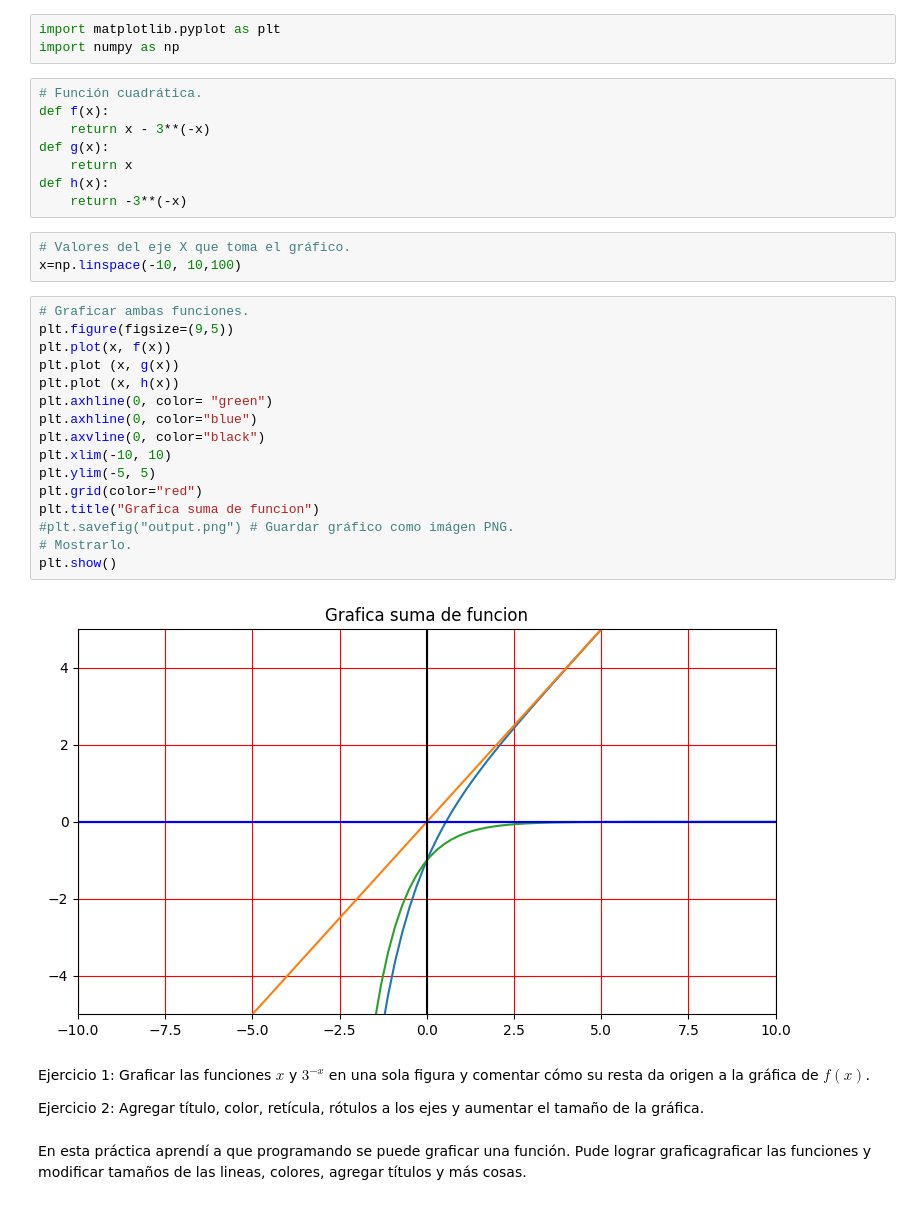
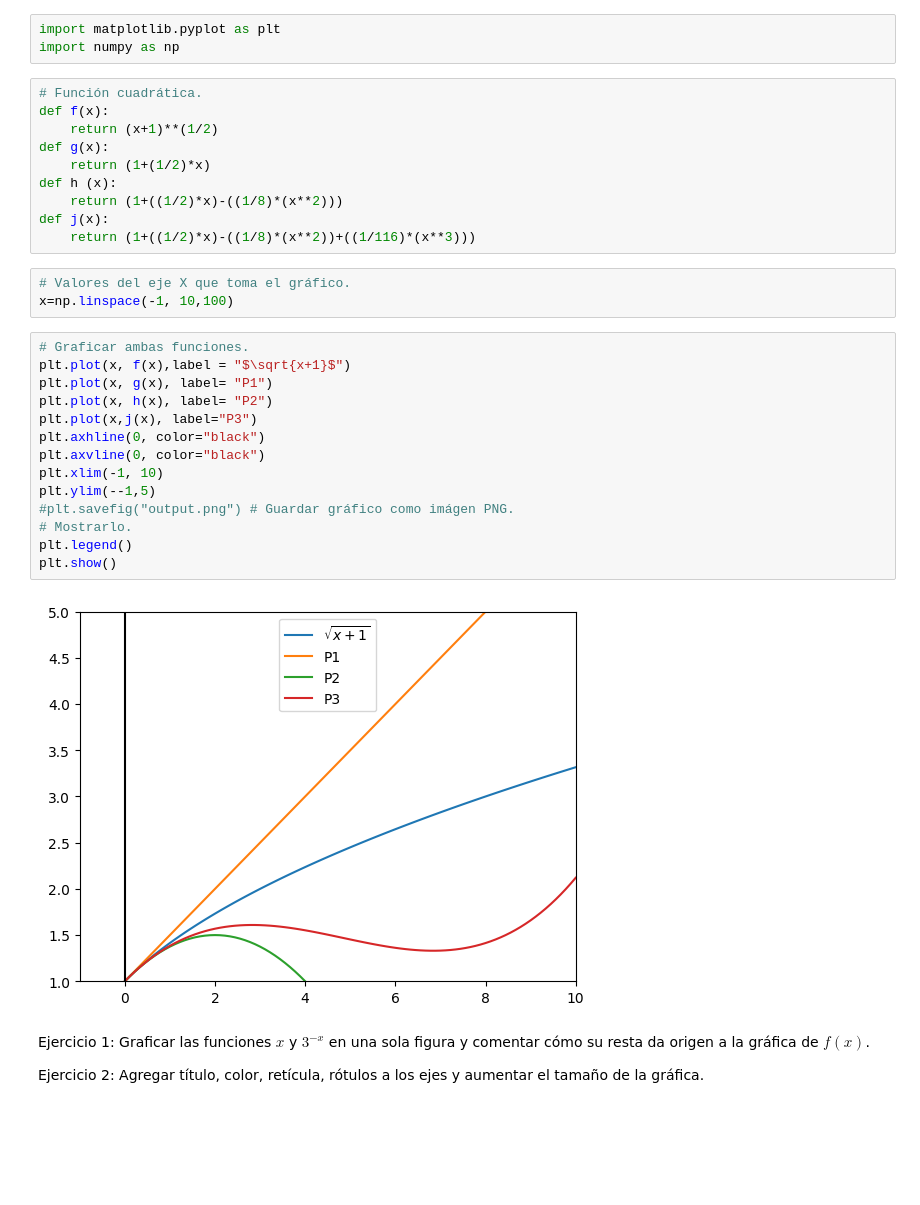
Before and after one commit to Ordaz-Yerikendy/M-todos-Numericos, a Jupyter notebook: Introduccion/graficas.ipynb, the cells around one changed output. Cells and saved outputs as stored; diff of their text form; blank space fills up the shorter version.

Commit message:
Práctica 2 Grafica de los polinomios de Taylor (ejercicio resuelto en notes)

```diff
--- a/Introduccion/graficas.ipynb
+++ b/Introduccion/graficas.ipynb
@@ -6,35 +6,33 @@ import numpy as np
 # %%
 # Función cuadrática.
 def f(x):
-    return x - 3**(-x)
+    return (x+1)**(1/2)
 def g(x):
-    return x
-def h(x):
-    return -3**(-x)
+    return (1+(1/2)*x)
+def h (x):
+    return (1+((1/2)*x)-((1/8)*(x**2)))
+def j(x):
+    return (1+((1/2)*x)-((1/8)*(x**2))+((1/116)*(x**3)))
 # %%
 # Valores del eje X que toma el gráfico.
-x=np.linspace(-10, 10,100)
+x=np.linspace(-1, 10,100)
 # %%
 # Graficar ambas funciones.
-plt.figure(figsize=(9,5))
-plt.plot(x, f(x))
-plt.plot (x, g(x))
-plt.plot (x, h(x))
-plt.axhline(0, color= "green")
-plt.axhline(0, color="blue")
+plt.plot(x, f(x),label = "$\sqrt{x+1}$")
+plt.plot(x, g(x), label= "P1")
+plt.plot(x, h(x), label= "P2")
+plt.plot(x,j(x), label="P3")
+plt.axhline(0, color="black")
 plt.axvline(0, color="black")
-plt.xlim(-10, 10)
-plt.ylim(-5, 5)
-plt.grid(color="red")
-plt.title("Grafica suma de funcion")
+plt.xlim(-1, 10)
+plt.ylim(--1,5)
 #plt.savefig("output.png") # Guardar gráfico como imágen PNG.
 # Mostrarlo.
+plt.legend()
 plt.show()
 # %% [output]
-[figure, old version]
+[figure, new version]
 # %% [markdown]
 Ejercicio 1: Graficar las funciones $x$ y $3^{-x}$ en una sola figura y comentar cómo su resta da origen a la gráfica de $f(x)$.
 
 Ejercicio 2: Agregar título, color, retícula, rótulos a los ejes y aumentar el tamaño de la gráfica.
-# %% [markdown]
-En esta práctica aprendí a que programando se puede graficar una función.  Pude lograr graficagraficar las funciones y modificar tamaños de las lineas, colores, agregar títulos y más cosas.
```
